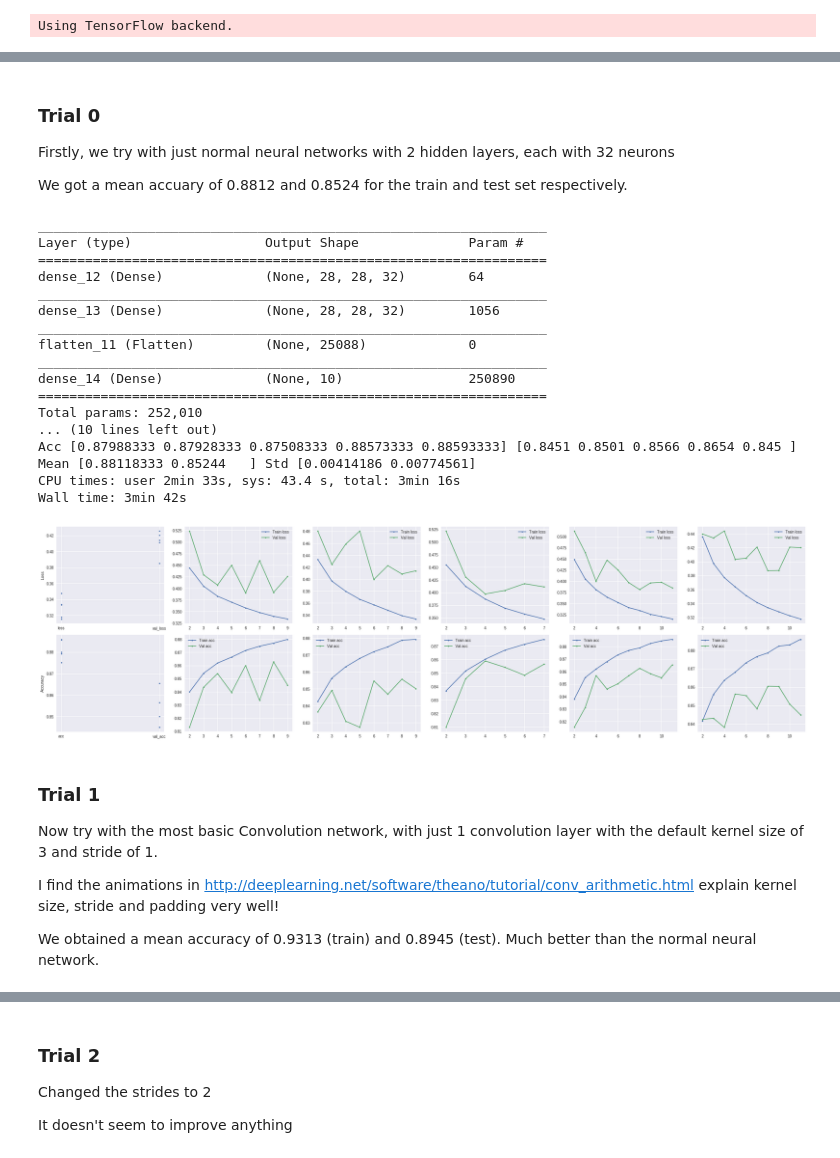
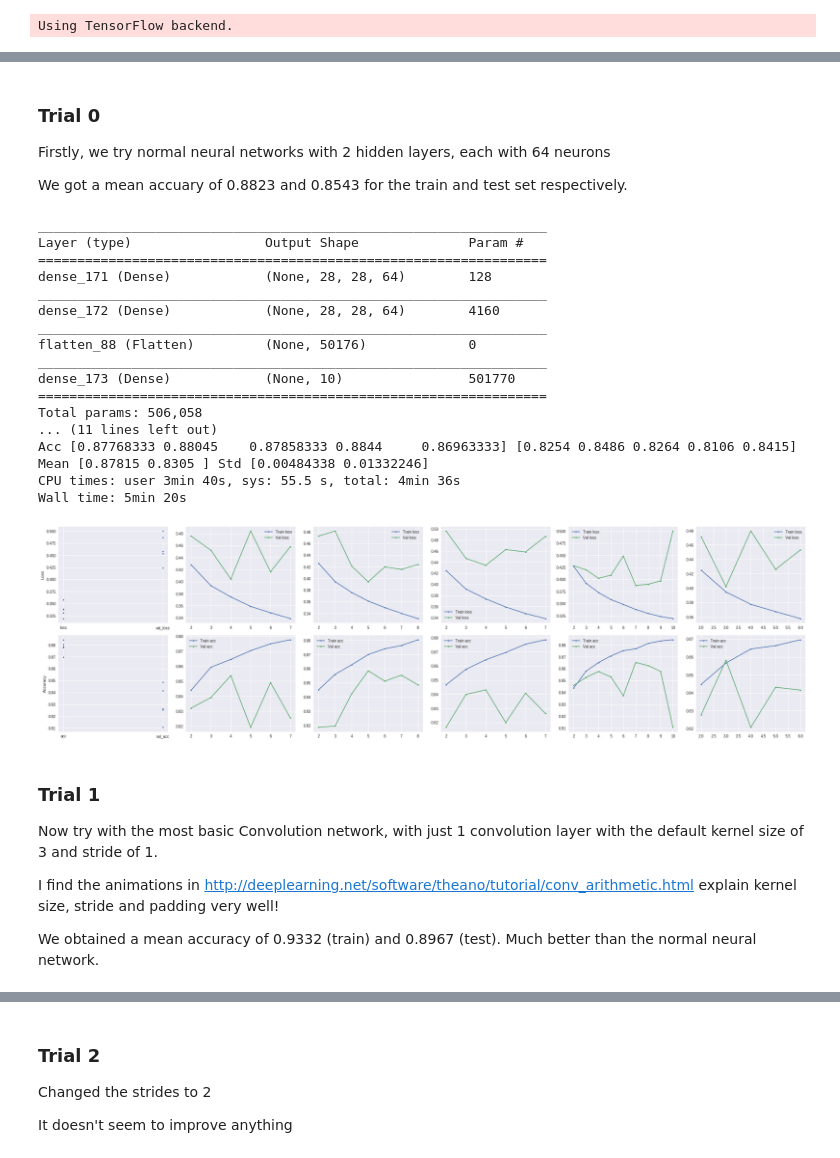
Before and after one commit to aunz/ds, a Jupyter notebook: Fashion_Articles_with_CNN.ipynb, the cells around one changed output, grey strips where cells are left out. Saved outputs shown, nothing was run; the diff lists cells and outputs as text; code cells hidden in the pictures.

```diff
--- a/Fashion_Articles_with_CNN.ipynb
+++ b/Fashion_Articles_with_CNN.ipynb
@@ -54,18 +51,25 @@ plt.tight_layout()
 # %%
-def train(model, n = 5, callbacks = [EarlyStopping(patience=3, verbose=1)], verbose=0):
+from copy import deepcopy
+
+def train(make_model, n = 5, optimizer = lambda: 'rmsprop', callbacks = lambda: [EarlyStopping(patience=3, verbose=1)], verbose=0):
     # given a model, train it for n times and plot the associated metrics
-    model.compile(loss='categorical_crossentropy', optimizer='rmsprop', metrics=['accuracy']) # during optimisation, found that rmsprop works better than sgd
-    model.summary()
-    initial_weights = model.get_weights() # save the initial weights
+    # make_model, optimizer and callbacks should be provided as a function as each time the functions are called, brand new instances are created in the for loop below. Because can't use deepcopy
 
+    models = [] # to hold the model weights
     hists = [] # contains all the history
+
+    make_model(None).summary()
 
     plt.figure(figsize=(4 * (n + 2), 8)) # the figure
 
     for i in range(n):
-        hist = model.fit(X_train, y_train, batch_size=256, epochs=100, validation_data=(X_test,y_test), callbacks=callbacks, verbose=verbose)
-        model.set_weights(initial_weights) # restore its initial weights so it can be trained in the next loop
+        model = make_model(i)
+        model.compile(loss='categorical_crossentropy', optimizer=optimizer(), metrics=['accuracy'])
+        hist = model.fit(X_train, y_train, batch_size=256, epochs=50, validation_data=(X_test,y_test), callbacks=callbacks(), verbose=verbose)
         hists.append(hist)
+
+        models.append(model) # store the model
+#         model.set_weights(initial_weights) # restore to the original weights
 
         r = range(2, len(hist.history['acc']) + 1) # starting from epoch 2, ignore the first epoch
         plt.subplot(2, n + 1, i + 2) # plot the loss history, starting with subplot 3
@@ -100,48 +104,47 @@ def train(model, n = 5, callbacks = [EarlyStopping(patience=3, verbose=1)], verb
     plt.plot(metrics, values, '.')
     plt.ylabel('Accuracy')
     values = values.reshape(2, -1)
-    print('Acc', *values)
+    print('\nAcc', *values)
     print('Mean', values.mean(1), 'Std', values.std(1))
 
     plt.tight_layout()
 
-    return hists
+    return models, hists
 # %% [markdown]
 ### Trial 0
 
-Firstly, we try with just normal neural networks with 2 hidden layers, each with 32 neurons
+Firstly, we try normal neural networks with 2 hidden layers, each with 64 neurons
 
-We got a mean accuary of 0.8812 and 0.8524 for the train and test set respectively.
+We got a mean accuary of 0.8823 and 0.8543 for the train and test set respectively.
 # %%
-# Try just normal neural networks with 2 hidden layers, each with 32 neurons
+# Try just normal neural networks with 2 hidden layers, each with 64 neurons
 %%time
 
-model = Sequential()
-model.add(Dense(32, input_shape=(28, 28, 1), activation='relu'))
-model.add(Dense(32, activation='relu'))
-model.add(Flatten())
-model.add(Dense(10, activation='softmax'))
-
-hists = train(model)
+train(lambda x: Sequential([
+    Dense(64, input_shape=(28, 28, 1), activation='relu'),
+    Dense(64, activation='relu'),
+    Flatten(),
+    Dense(10, activation='softmax')
+]));
 # %% [output]
 _________________________________________________________________
 Layer (type)                 Output Shape              Param #
 =================================================================
-dense_12 (Dense)             (None, 28, 28, 32)        64
+dense_171 (Dense)            (None, 28, 28, 64)        128
 _________________________________________________________________
-dense_13 (Dense)             (None, 28, 28, 32)        1056
+dense_172 (Dense)            (None, 28, 28, 64)        4160
 _________________________________________________________________
-flatten_11 (Flatten)         (None, 25088)             0
+flatten_88 (Flatten)         (None, 50176)             0
 _________________________________________________________________
-dense_14 (Dense)             (None, 10)                250890
+dense_173 (Dense)            (None, 10)                501770
 =================================================================
-Total params: 252,010
-... (10 lines left out)
-Acc [0.87988333 0.87928333 0.87508333 0.88573333 0.88593333] [0.8451 0.8501 0.8566 0.8654 0.845 ]
-Mean [0.88118333 0.85244   ] Std [0.00414186 0.00774561]
-CPU times: user 2min 33s, sys: 43.4 s, total: 3min 16s
-Wall time: 3min 42s
+Total params: 506,058
+... (11 lines left out)
+Acc [0.87768333 0.88045    0.87858333 0.8844     0.86963333] [0.8254 0.8486 0.8264 0.8106 0.8415]
+Mean [0.87815 0.8305 ] Std [0.00484338 0.01332246]
+CPU times: user 3min 40s, sys: 55.5 s, total: 4min 36s
+Wall time: 5min 20s
-[figure, old version]
+[figure, new version]
 # %% [markdown]
 ### Trial 1
 
@@ -149,4 +152,4 @@ Now try with the most basic Convolution network, with just 1 convolution layer w
 
 I find the animations in http://deeplearning.net/software/theano/tutorial/conv_arithmetic.html explain kernel size, stride and padding very well!
 
-We obtained a mean accuracy of 0.9313 (train) and 0.8945 (test). Much better than the normal neural network.
+We obtained a mean accuracy of 0.9332 (train) and 0.8967 (test). Much better than the normal neural network.
```
Also changed, not shown: parts of 36 cells of this notebook.
